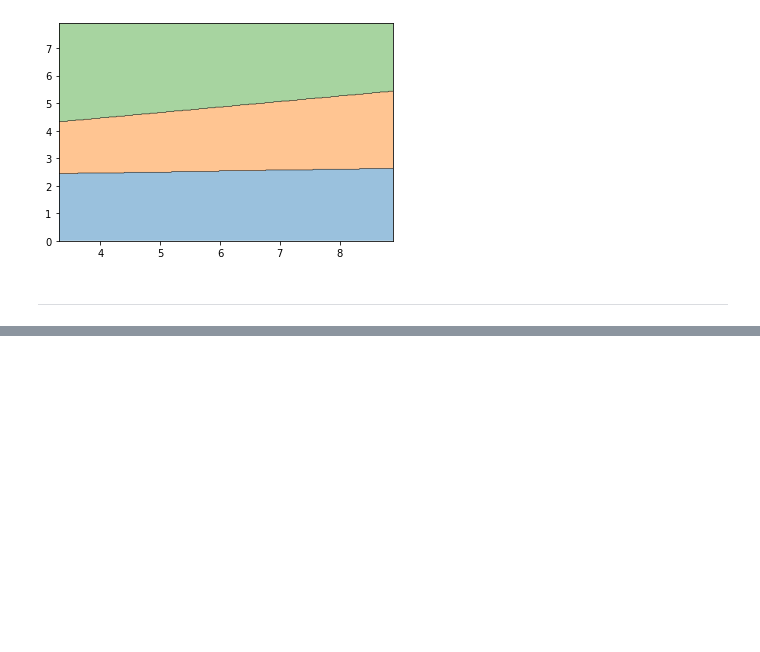
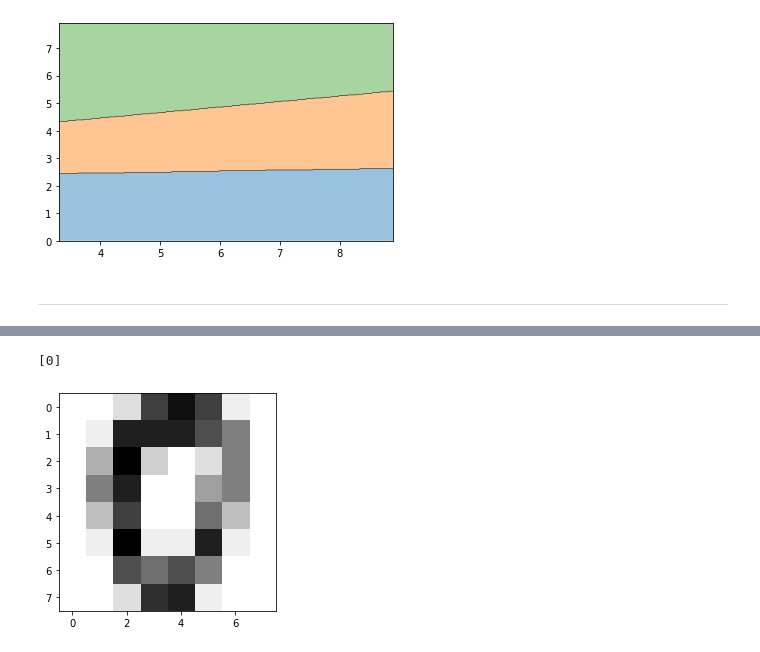
Before and after one commit to mixhub10/dl16, a Jupyter notebook: notebook/ch03_ML_intro.ipynb, the cells around one changed output, grey strips where cells are left out. Saved outputs shown, nothing was run; the diff lists cells and outputs as text; code cells hidden in the pictures; blank space fills up the shorter version.

```diff
--- a/notebook/ch03_ML_intro.ipynb
+++ b/notebook/ch03_ML_intro.ipynb
@@ -278,0 +329,12 @@ TypeError: ignored
+# %%
+
+from sklearn.neighbors import KNeighborsClassifier
+
+knn = KNeighborsClassifier(n_neighbors=6)
+
+X_train, X_test, y_train, y_test = train_test_split(
+    data, digits.target, test_size=0.2)
+
+knn.fit(X_train, y_train)
+
+y_pred = knn.predict(X_test)
@@ -278,0 +347,8 @@ TypeError: ignored
+# %%
+
+plt.imshow(X_test[10].reshape(8,8), cmap=plt.cm.gray_r, interpolation='nearest')
+y_pred = knn.predict([X_test[10]])
+print(y_pred)
+# %% [output]
+[0]
+[figure, added]
```
Also changed, not shown: parts of 20 cells of this notebook.
